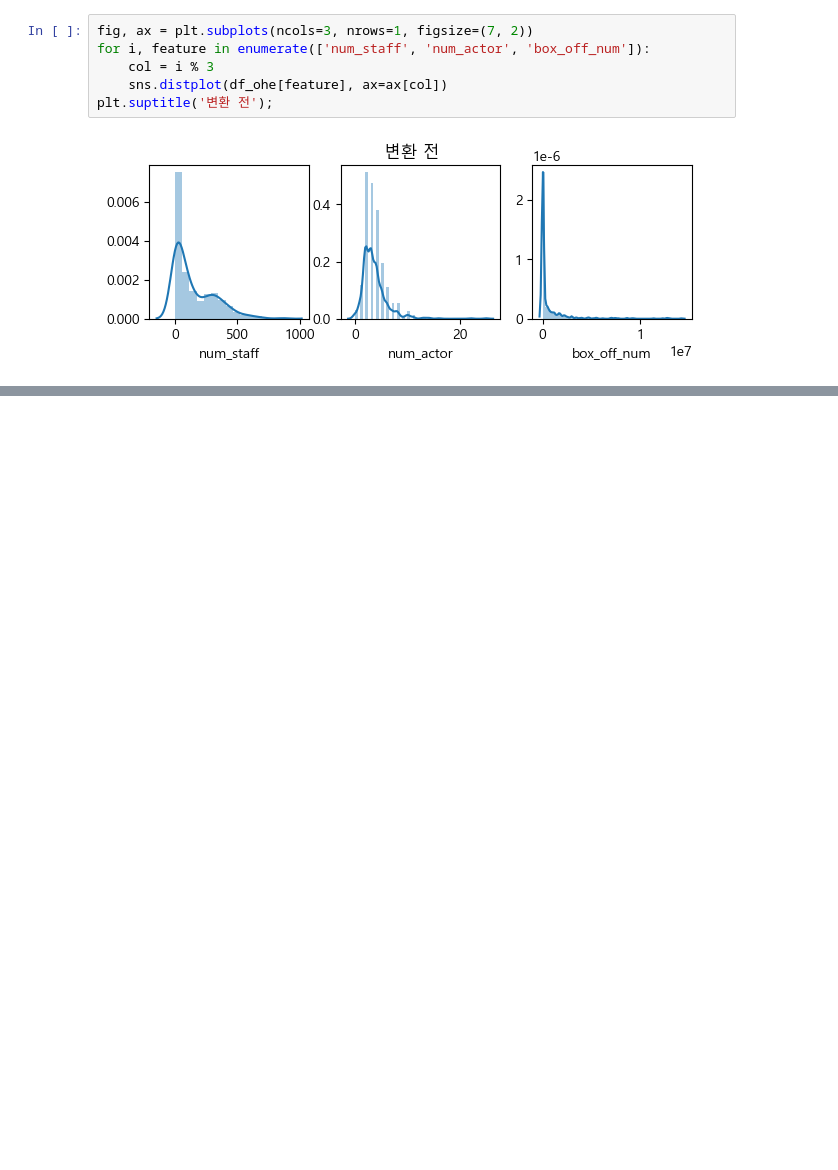
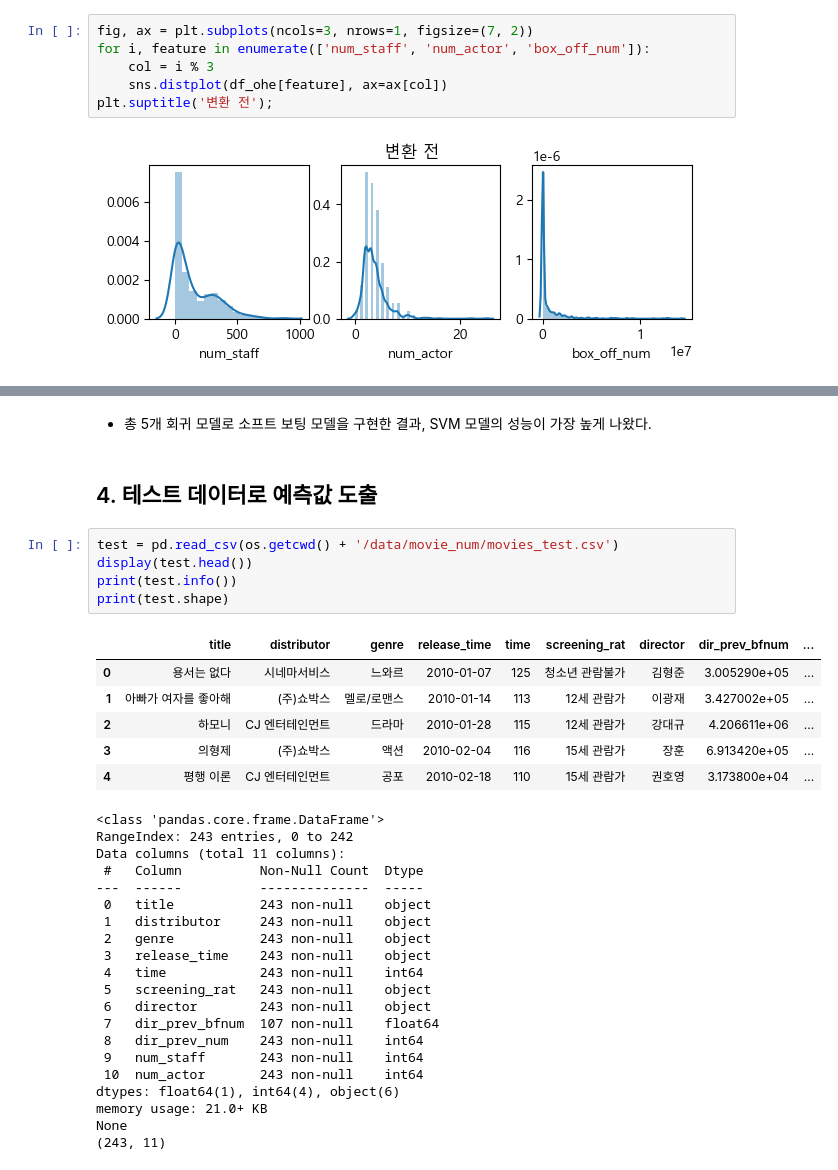
Before and after one commit to Park-Young-Bin/ADP_code, a Jupyter notebook: Dacon_영화 관객수 예측.ipynb, the cells around one changed output, grey strips where cells are left out. Drawn from its saved outputs; the diff is of its cells as text; blank space fills up the shorter version.

```diff
--- a/Dacon_영화 관객수 예측.ipynb
+++ b/Dacon_영화 관객수 예측.ipynb
@@ -476,0 +580,36 @@ array([[-0.90699057,  0.13713767, -0.8964045 , ..., -0.69577219,
+# %% [markdown]
+- 총 5개 회귀 모델로 소프트 보팅 모델을 구현한 결과, SVM 모델의 성능이 가장 높게 나왔다.
+# %% [markdown]
+## 4. 테스트 데이터로 예측값 도출
+# %%
+test = pd.read_csv(os.getcwd() + '/data/movie_num/movies_test.csv')
+display(test.head())
+print(test.info())
+print(test.shape)
+# %% [output]
+|  | title | distributor | genre | release_time | time | screening_rat | director | dir_prev_bfnum | ... |
+| 0 | 용서는 없다 | 시네마서비스 | 느와르 | 2010-01-07 | 125 | 청소년 관람불가 | 김형준 | 3.005290e+05 | ... |
+| 1 | 아빠가 여자를 좋아해 | (주)쇼박스 | 멜로/로맨스 | 2010-01-14 | 113 | 12세 관람가 | 이광재 | 3.427002e+05 | ... |
+| 2 | 하모니 | CJ 엔터테인먼트 | 드라마 | 2010-01-28 | 115 | 12세 관람가 | 강대규 | 4.206611e+06 | ... |
+| 3 | 의형제 | (주)쇼박스 | 액션 | 2010-02-04 | 116 | 15세 관람가 | 장훈 | 6.913420e+05 | ... |
+| 4 | 평행 이론 | CJ 엔터테인먼트 | 공포 | 2010-02-18 | 110 | 15세 관람가 | 권호영 | 3.173800e+04 | ... |
+<class 'pandas.core.frame.DataFrame'>
+RangeIndex: 243 entries, 0 to 242
+Data columns (total 11 columns):
+ #   Column          Non-Null Count  Dtype
+---  ------          --------------  -----
+ 0   title           243 non-null    object
+ 1   distributor     243 non-null    object
+ 2   genre           243 non-null    object
+ 3   release_time    243 non-null    object
+ 4   time            243 non-null    int64
+ 5   screening_rat   243 non-null    object
+ 6   director        243 non-null    object
+ 7   dir_prev_bfnum  107 non-null    float64
+ 8   dir_prev_num    243 non-null    int64
+ 9   num_staff       243 non-null    int64
+ 10  num_actor       243 non-null    int64
+dtypes: float64(1), int64(4), object(6)
+memory usage: 21.0+ KB
+None
+(243, 11)
```
Also changed, not shown: parts of 25 cells of this notebook.
